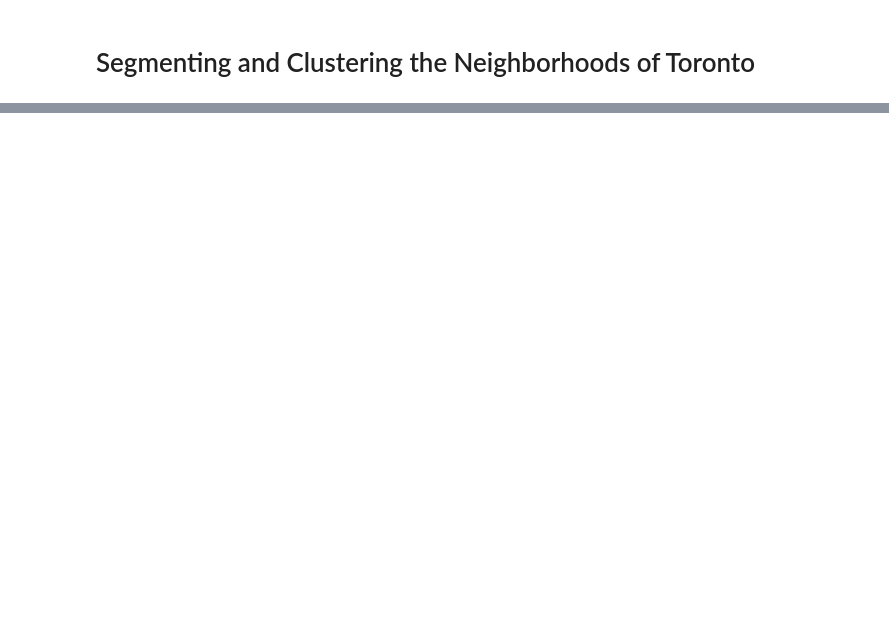
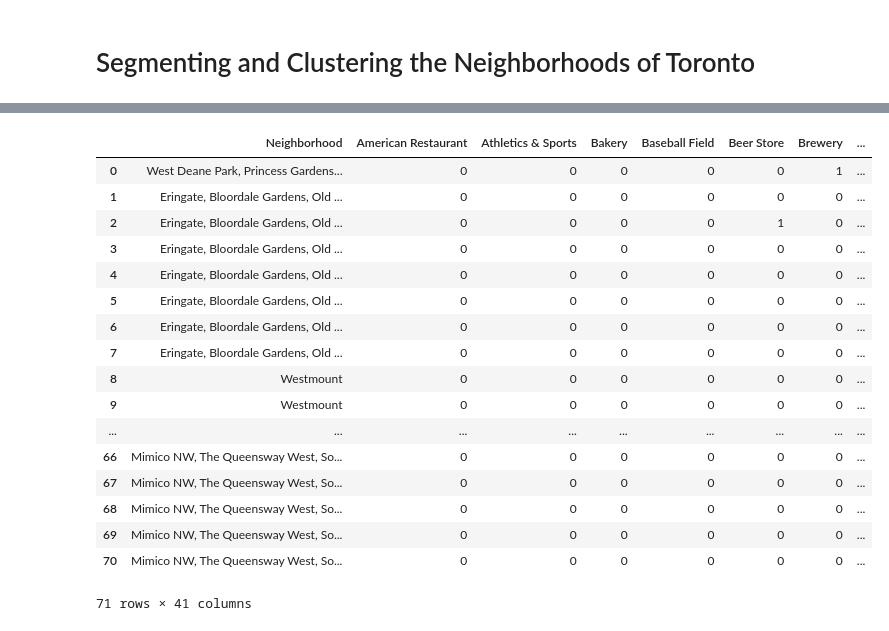
Before and after one commit to tgreba2018/Coursera_Capstone, a Jupyter notebook: Segmenting and Clustering Neighborhoods in Toronto.ipynb, the cells around one changed output, grey strips where cells are left out. Drawn from its saved outputs; the diff is of its cells as text; code cells hidden in the pictures; blank space fills up the shorter version.

```diff
--- a/Segmenting and Clustering Neighborhoods in Toronto.ipynb
+++ b/Segmenting and Clustering Neighborhoods in Toronto.ipynb
@@ -179,0 +143,7 @@ KeyError: 'Latitude'
+# %%
+address = 'Toronto'
+geolocator = Nominatim(user_agent="toronto_explorer")
+location = geolocator.geocode(address)
+latitude = location.latitude
+longitude = location.longitude
+print('The coordinates of Toronto are {}, {}'.format(latitude, longitude))
@@ -179,0 +177,6 @@ KeyError: 'Latitude'
+# %%
+# Create a new DataFrame with only boroughs that contain the word Etobicoke
+df_toronto_york = df_toronto[df_toronto['Borough'].str.contains('Etobicoke')].reset_index(drop=True)
+
+# Display dataframe
+df_toronto_york
@@ -179,0 +232,7 @@ KeyError: 'Latitude'
+# %%
+CLIENT_ID = '35L0RXF1IBSS51VOHJB1SB5SGNRNCEH0JIWRRXDUZXIXW0QD'
+CLIENT_SECRET = '4N1FDBZWUTRZJOZCFEKREV4HQF11FGFC4ZSNK0ZJUVRYFGYE'
+VERSION = '20180605'
+print('Your credentials:')
+print('CLIENT_ID:'+CLIENT_ID)
+print('CLIENT_SECRET:'+CLIENT_SECRET)
@@ -179,0 +289,9 @@ KeyError: 'Latitude'
+# %%
+# Call function definition to get nearby venues
+explore_neighborhoods = getNearbyVenues(names=df_toronto_york['Neighborhood'],
+                                   latitudes=df_toronto_york['Latitude'],
+                                   longitudes=df_toronto_york['Longitude']
+                                  )
+
+# Display dataframe
+explore_neighborhoods
@@ -179,0 +357,32 @@ KeyError: 'Latitude'
+# %%
+# One hot encoding
+toronto_onehot = pd.get_dummies(explore_neighborhoods[['Venue Category']], prefix="", prefix_sep="")
+
+# Add neighborhood column back to dataframe
+toronto_onehot['Neighborhood'] = explore_neighborhoods['Neighborhood']
+
+# Move neighborhood column to the first column
+fixed_columns = list(toronto_onehot.columns[-1:]) + list(toronto_onehot.columns[:-1])
+toronto_onehot = toronto_onehot[fixed_columns]
+
+# Display Dataframe
+toronto_onehot
+# %% [output]
+|  | Neighborhood | American Restaurant | Athletics & Sports | Bakery | Baseball Field | Beer Store | Brewery | ... |
+| 0 | West Deane Park, Princess Gardens... | 0 | 0 | 0 | 0 | 0 | 1 | ... |
+| 1 | Eringate, Bloordale Gardens, Old ... | 0 | 0 | 0 | 0 | 0 | 0 | ... |
+| 2 | Eringate, Bloordale Gardens, Old ... | 0 | 0 | 0 | 0 | 1 | 0 | ... |
+| 3 | Eringate, Bloordale Gardens, Old ... | 0 | 0 | 0 | 0 | 0 | 0 | ... |
+| 4 | Eringate, Bloordale Gardens, Old ... | 0 | 0 | 0 | 0 | 0 | 0 | ... |
+| 5 | Eringate, Bloordale Gardens, Old ... | 0 | 0 | 0 | 0 | 0 | 0 | ... |
+| 6 | Eringate, Bloordale Gardens, Old ... | 0 | 0 | 0 | 0 | 0 | 0 | ... |
+| 7 | Eringate, Bloordale Gardens, Old ... | 0 | 0 | 0 | 0 | 0 | 0 | ... |
+| 8 | Westmount | 0 | 0 | 0 | 0 | 0 | 0 | ... |
+| 9 | Westmount | 0 | 0 | 0 | 0 | 0 | 0 | ... |
+| ... | ... | ... | ... | ... | ... | ... | ... | ... |
+| 66 | Mimico NW, The Queensway West, So... | 0 | 0 | 0 | 0 | 0 | 0 | ... |
+| 67 | Mimico NW, The Queensway West, So... | 0 | 0 | 0 | 0 | 0 | 0 | ... |
+| 68 | Mimico NW, The Queensway West, So... | 0 | 0 | 0 | 0 | 0 | 0 | ... |
+| 69 | Mimico NW, The Queensway West, So... | 0 | 0 | 0 | 0 | 0 | 0 | ... |
+| 70 | Mimico NW, The Queensway West, So... | 0 | 0 | 0 | 0 | 0 | 0 | ... |
+71 rows × 41 columns
```
Also changed, not shown: parts of 74 cells of this notebook.
